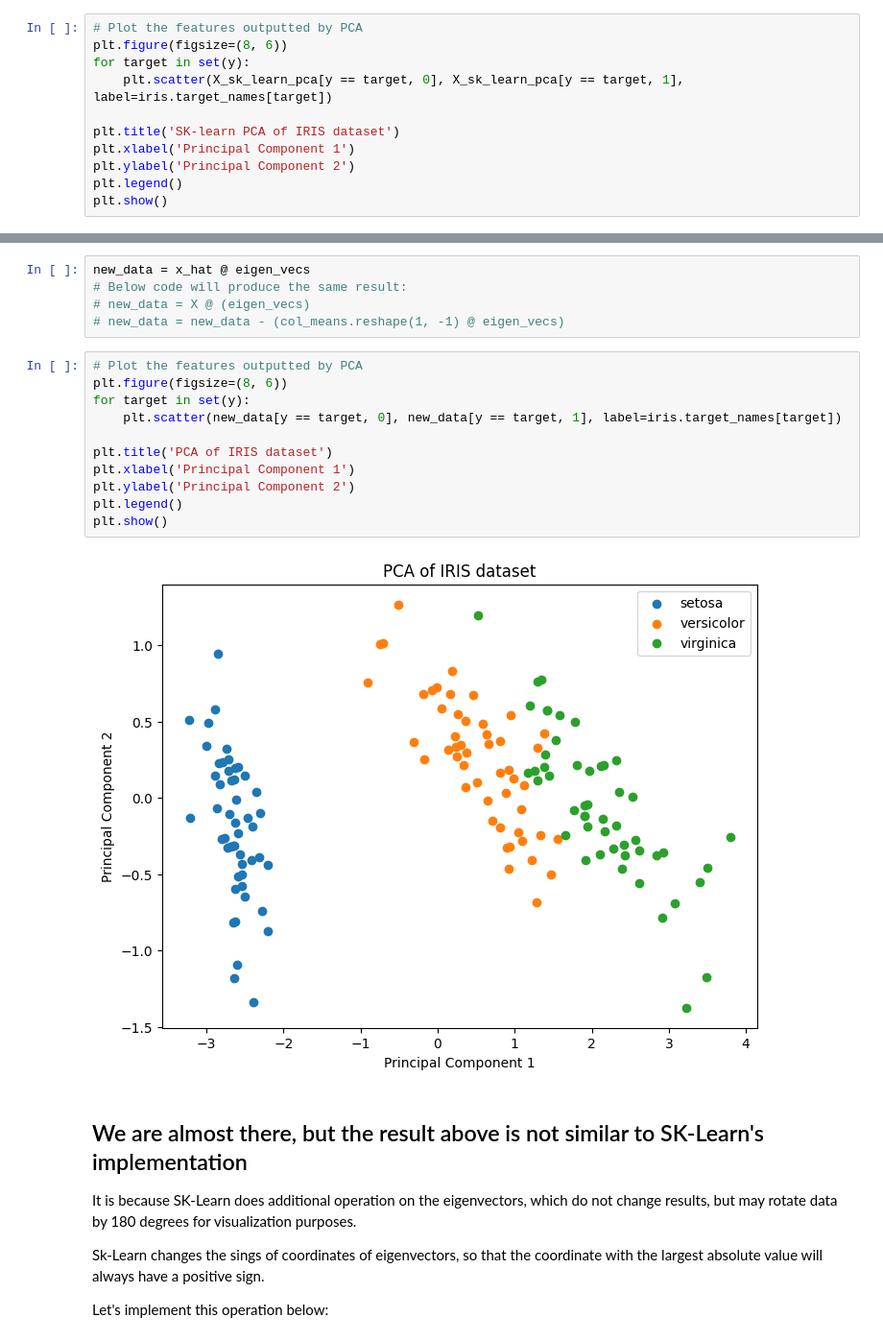
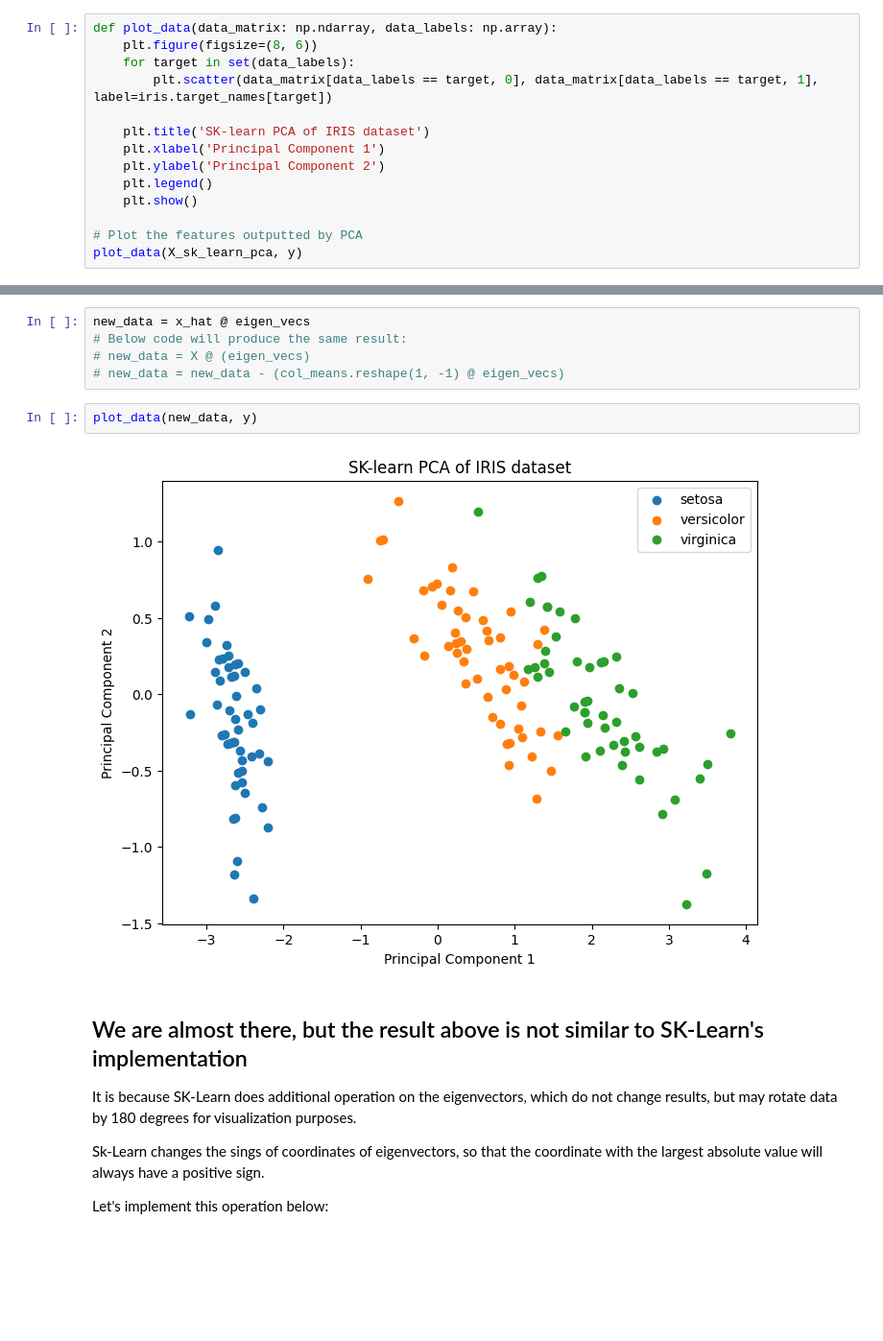
Before and after one commit to sukhitashvili/pca_tutorial, a Jupyter notebook: pca.ipynb, the cells around one changed output, grey strips where cells are left out. Shown at 96% size. Saved outputs shown, nothing was run; the diff lists cells and outputs as text; blank space fills up the shorter version.

Commit message:
added a plotting function for reusability

```diff
--- a/pca.ipynb
+++ b/pca.ipynb
@@ -25,16 +25,19 @@ X_sk_learn_pca.shape
 # %% [output]
 (150, 2)
 # %%
+def plot_data(data_matrix: np.ndarray, data_labels: np.array):
+    plt.figure(figsize=(8, 6))
+    for target in set(data_labels):
+        plt.scatter(data_matrix[data_labels == target, 0], data_matrix[data_labels == target, 1], label=iris.target_names[target])
+
+    plt.title('SK-learn PCA of IRIS dataset')
+    plt.xlabel('Principal Component 1')
+    plt.ylabel('Principal Component 2')
+    plt.legend()
+    plt.show()
+
 # Plot the features outputted by PCA
-plt.figure(figsize=(8, 6))
-for target in set(y):
-    plt.scatter(X_sk_learn_pca[y == target, 0], X_sk_learn_pca[y == target, 1], label=iris.target_names[target])
-
-plt.title('SK-learn PCA of IRIS dataset')
-plt.xlabel('Principal Component 1')
-plt.ylabel('Principal Component 2')
-plt.legend()
-plt.show()
+plot_data(X_sk_learn_pca, y)
 # %% [output]
 [figure]
 # %% [markdown]
@@ -138,19 +141,10 @@ new_data = x_hat @ eigen_vecs
 # Below code will produce the same result:
 # new_data = X @ (eigen_vecs)
 # new_data = new_data - (col_means.reshape(1, -1) @ eigen_vecs)
-# %%
-# Plot the features outputted by PCA
-plt.figure(figsize=(8, 6))
-for target in set(y):
-    plt.scatter(new_data[y == target, 0], new_data[y == target, 1], label=iris.target_names[target])
-
-plt.title('PCA of IRIS dataset')
-plt.xlabel('Principal Component 1')
-plt.ylabel('Principal Component 2')
-plt.legend()
-plt.show()
-# %% [output]
-[figure, removed]
+# %%
+plot_data(new_data, y)
+# %% [output]
+[figure, added]
 # %% [markdown]
 ## We are almost there, but the result above is not similar to SK-Learn's implementation
 
```
Also changed, not shown: parts of 2 cells of this notebook.
